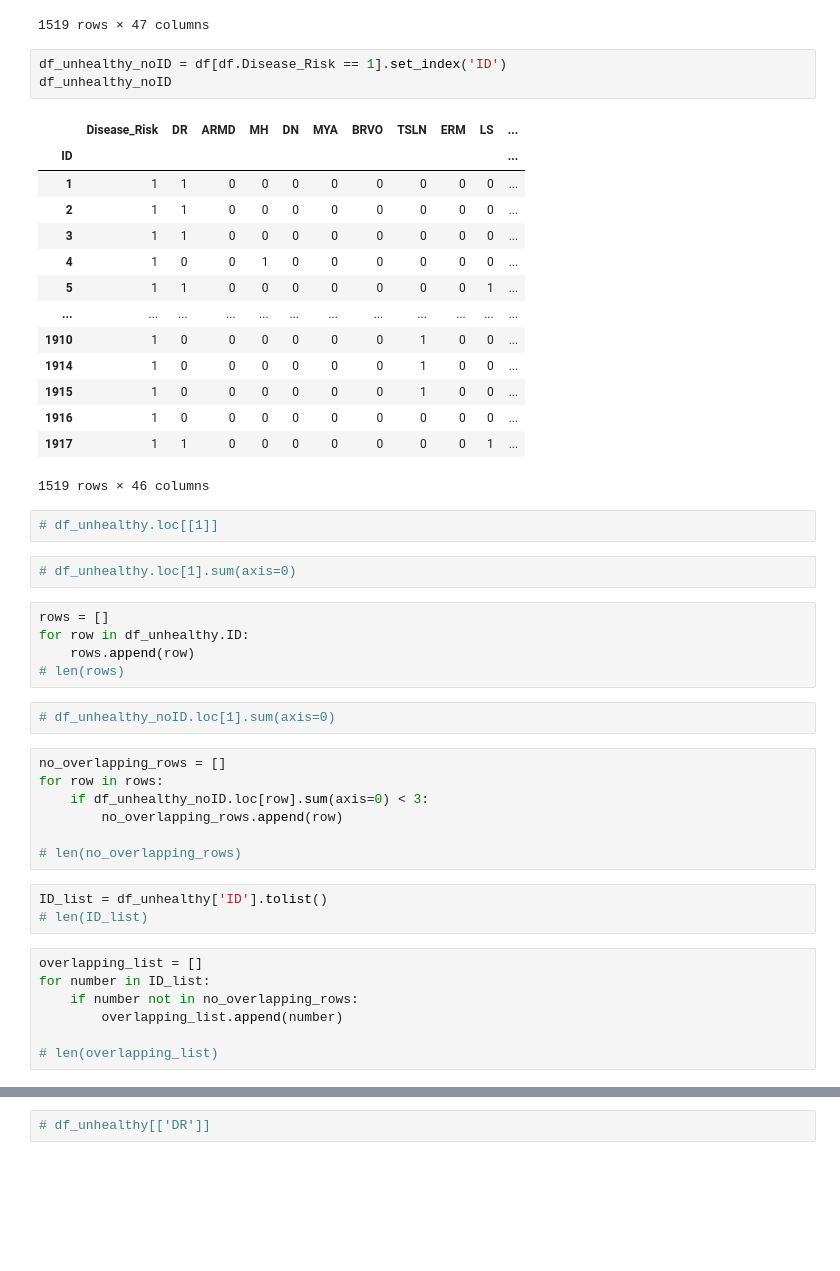
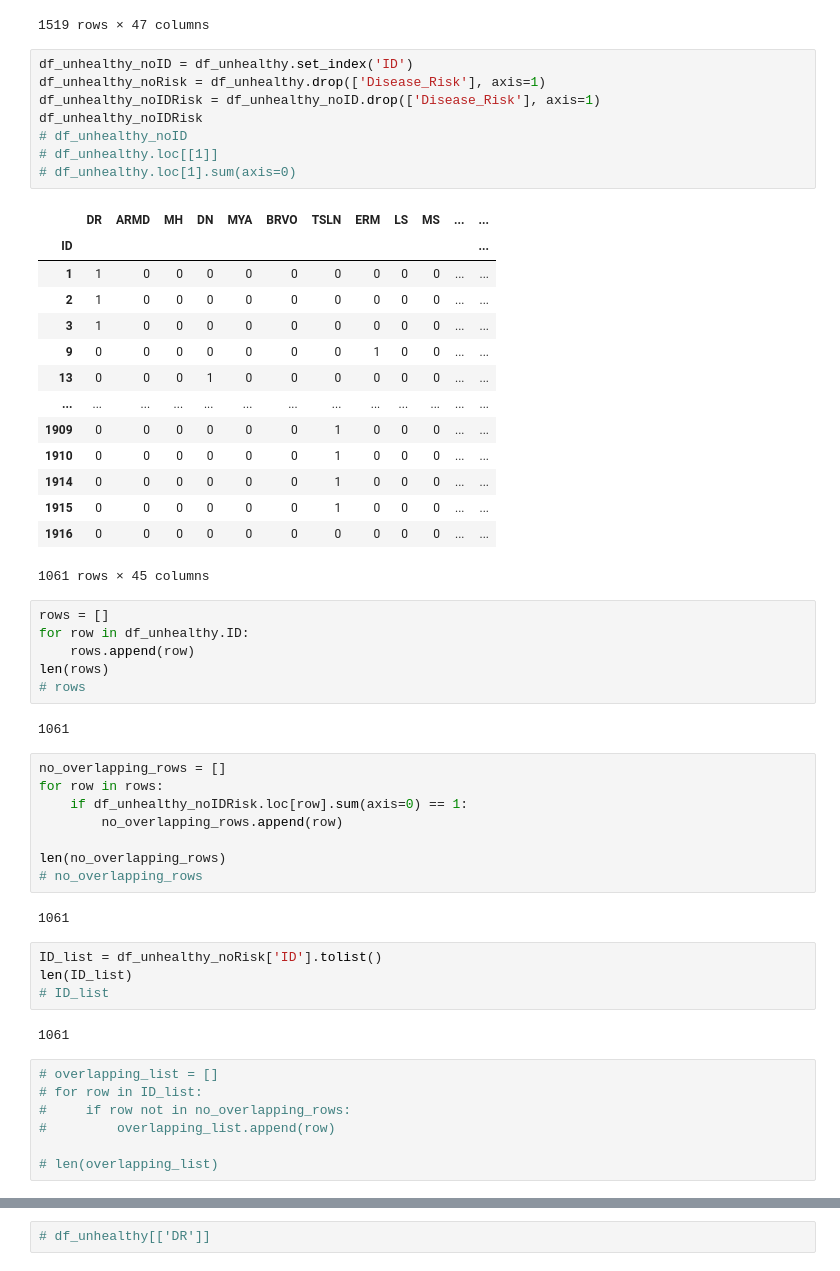
Before and after one commit to gomezpaula658/eye_spy_peekaboo_for_health, a Jupyter notebook: notebooks/data_balance_stage2.ipynb, the cells around one changed output, grey strips where cells are left out. Drawn from its saved outputs; the diff is of its cells as text; blank space fills up the shorter version.

```diff
--- a/notebooks/data_balance_stage2.ipynb
+++ b/notebooks/data_balance_stage2.ipynb
@@ -32,50 +32,58 @@ df_unhealthy
 | 1915 | 1916 | 1 | 0 | 0 | 0 | 0 | 0 | 0 | 0 | 0 | ... |
 | 1916 | 1917 | 1 | 1 | 0 | 0 | 0 | 0 | 0 | 0 | 0 | ... |
 1519 rows × 47 columns
-# %%
-df_unhealthy_noID = df[df.Disease_Risk == 1].set_index('ID')
-df_unhealthy_noID
-# %% [output]
-|  | Disease_Risk | DR | ARMD | MH | DN | MYA | BRVO | TSLN | ERM | LS | ... |
-| ID |  |  |  |  |  |  |  |  |  |  | ... |
-| 1 | 1 | 1 | 0 | 0 | 0 | 0 | 0 | 0 | 0 | 0 | ... |
-| 2 | 1 | 1 | 0 | 0 | 0 | 0 | 0 | 0 | 0 | 0 | ... |
-| 3 | 1 | 1 | 0 | 0 | 0 | 0 | 0 | 0 | 0 | 0 | ... |
-| 4 | 1 | 0 | 0 | 1 | 0 | 0 | 0 | 0 | 0 | 0 | ... |
-| 5 | 1 | 1 | 0 | 0 | 0 | 0 | 0 | 0 | 0 | 1 | ... |
-| ... | ... | ... | ... | ... | ... | ... | ... | ... | ... | ... | ... |
-| 1910 | 1 | 0 | 0 | 0 | 0 | 0 | 0 | 1 | 0 | 0 | ... |
-| 1914 | 1 | 0 | 0 | 0 | 0 | 0 | 0 | 1 | 0 | 0 | ... |
-| 1915 | 1 | 0 | 0 | 0 | 0 | 0 | 0 | 1 | 0 | 0 | ... |
-| 1916 | 1 | 0 | 0 | 0 | 0 | 0 | 0 | 0 | 0 | 0 | ... |
-| 1917 | 1 | 1 | 0 | 0 | 0 | 0 | 0 | 0 | 0 | 1 | ... |
-1519 rows × 46 columns
-# %%
-# df_unhealthy.loc[[1]]
-# %%
-# df_unhealthy.loc[1].sum(axis=0)
+# %%
+df_unhealthy_noID = df_unhealthy.set_index('ID')
+df_unhealthy_noRisk = df_unhealthy.drop(['Disease_Risk'], axis=1)
+df_unhealthy_noIDRisk = df_unhealthy_noID.drop(['Disease_Risk'], axis=1)
+df_unhealthy_noIDRisk
+# df_unhealthy_noID
+# df_unhealthy.loc[[1]]
+# df_unhealthy.loc[1].sum(axis=0)
+# %% [output]
+|  | DR | ARMD | MH | DN | MYA | BRVO | TSLN | ERM | LS | MS | ... | ... |
+| ID |  |  |  |  |  |  |  |  |  |  |  | ... |
+| 1 | 1 | 0 | 0 | 0 | 0 | 0 | 0 | 0 | 0 | 0 | ... | ... |
+| 2 | 1 | 0 | 0 | 0 | 0 | 0 | 0 | 0 | 0 | 0 | ... | ... |
+| 3 | 1 | 0 | 0 | 0 | 0 | 0 | 0 | 0 | 0 | 0 | ... | ... |
+| 9 | 0 | 0 | 0 | 0 | 0 | 0 | 0 | 1 | 0 | 0 | ... | ... |
+| 13 | 0 | 0 | 0 | 1 | 0 | 0 | 0 | 0 | 0 | 0 | ... | ... |
+| ... | ... | ... | ... | ... | ... | ... | ... | ... | ... | ... | ... | ... |
+| 1909 | 0 | 0 | 0 | 0 | 0 | 0 | 1 | 0 | 0 | 0 | ... | ... |
+| 1910 | 0 | 0 | 0 | 0 | 0 | 0 | 1 | 0 | 0 | 0 | ... | ... |
+| 1914 | 0 | 0 | 0 | 0 | 0 | 0 | 1 | 0 | 0 | 0 | ... | ... |
+| 1915 | 0 | 0 | 0 | 0 | 0 | 0 | 1 | 0 | 0 | 0 | ... | ... |
+| 1916 | 0 | 0 | 0 | 0 | 0 | 0 | 0 | 0 | 0 | 0 | ... | ... |
+1061 rows × 45 columns
 # %%
 rows = []
 for row in df_unhealthy.ID:
     rows.append(row)
-# len(rows)
+len(rows)
+# rows
+# %% [output]
+1061
-# %%
-# df_unhealthy_noID.loc[1].sum(axis=0)
 # %%
 no_overlapping_rows = []
 for row in rows:
-    if df_unhealthy_noID.loc[row].sum(axis=0) < 3:
+    if df_unhealthy_noIDRisk.loc[row].sum(axis=0) == 1:
         no_overlapping_rows.append(row)
 
-# len(no_overlapping_rows)
+len(no_overlapping_rows)
+# no_overlapping_rows
+# %% [output]
+1061
 # %%
-ID_list = df_unhealthy['ID'].tolist()
-# len(ID_list)
+ID_list = df_unhealthy_noRisk['ID'].tolist()
+len(ID_list)
+# ID_list
+# %% [output]
+1061
 # %%
-overlapping_list = []
-for number in ID_list:
-    if number not in no_overlapping_rows:
-        overlapping_list.append(number)
+# overlapping_list = []
+# for row in ID_list:
+#     if row not in no_overlapping_rows:
+#         overlapping_list.append(row)
 
 # len(overlapping_list)
 # %%
```
Also changed, not shown: parts of 24 cells of this notebook.
